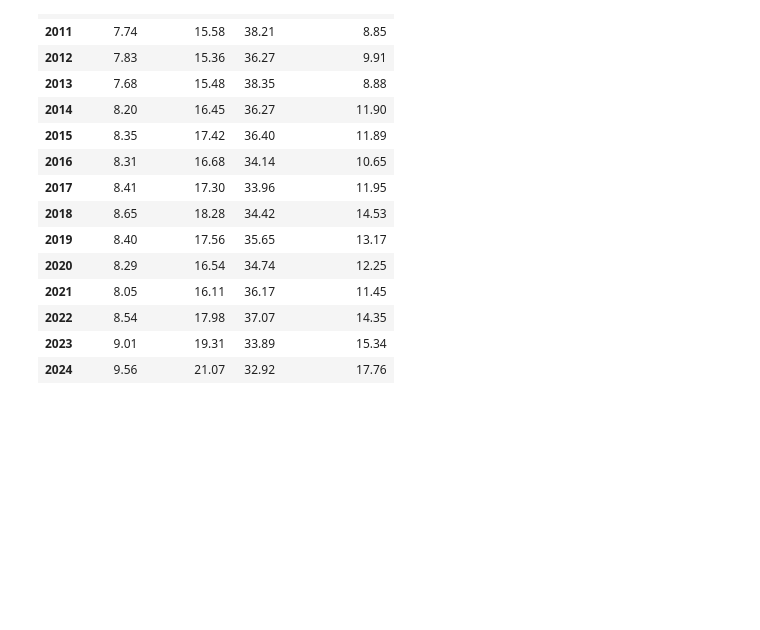
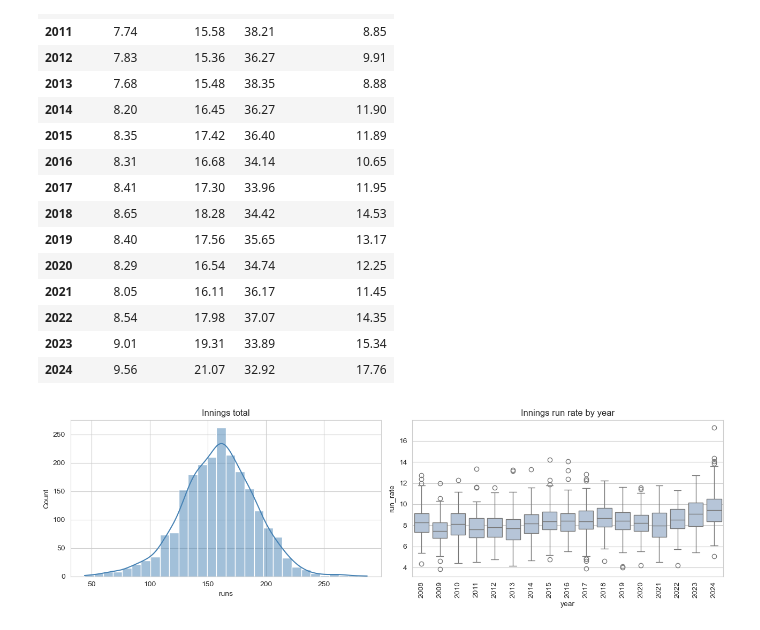
Before and after one commit to prince63aj/mini_project, a Jupyter notebook: ipl_match_prediction_rule_based.ipynb, the cells around one changed output. Drawn from its saved outputs; the diff is of its cells as text; code cells hidden in the pictures; blank space fills up the shorter version.

Commit message:
feat: visualize innings totals and seasonal run rate distributions

```diff
--- a/ipl_match_prediction_rule_based.ipynb
+++ b/ipl_match_prediction_rule_based.ipynb
@@ -388,3 +388,15 @@ yr[["run_rate", "boundary_%", "dot_%", "sixes_per_match"]].round(2)
 | 2022 | 8.54 | 17.98 | 37.07 | 14.35 |
 | 2023 | 9.01 | 19.31 | 33.89 | 15.34 |
 | 2024 | 9.56 | 21.07 | 32.92 | 17.76 |
+# %%
+# distribution of innings totals and run rate by season
+fig, ax = plt.subplots(1, 2, figsize=(13, 4))
+sns.histplot(inn["runs"], bins=30, kde=True, ax=ax[0], color="steelblue")
+ax[0].set_title("Innings total")
+sns.boxplot(data=inn, x="year", y="run_rate", ax=ax[1], color="lightsteelblue")
+ax[1].set_title("Innings run rate by year")
+ax[1].tick_params(axis="x", rotation=90)
+plt.tight_layout()
+plt.show()
+# %% [output]
+[figure, added]
```
